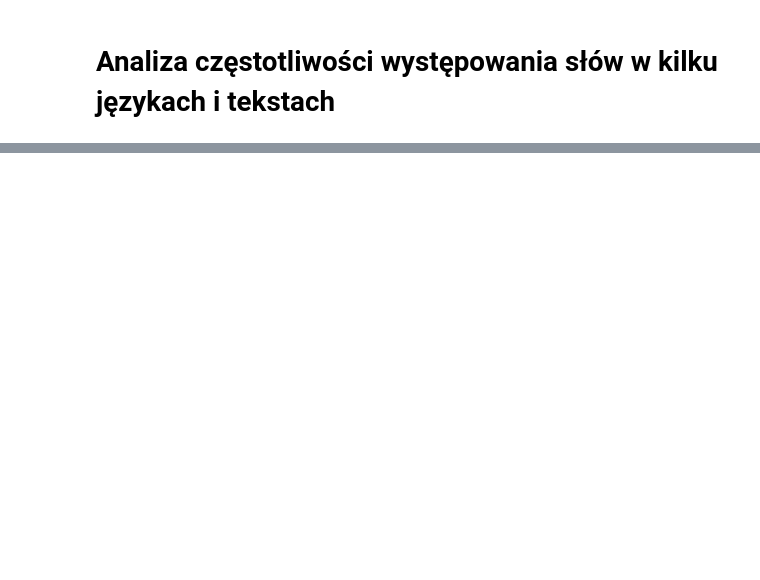
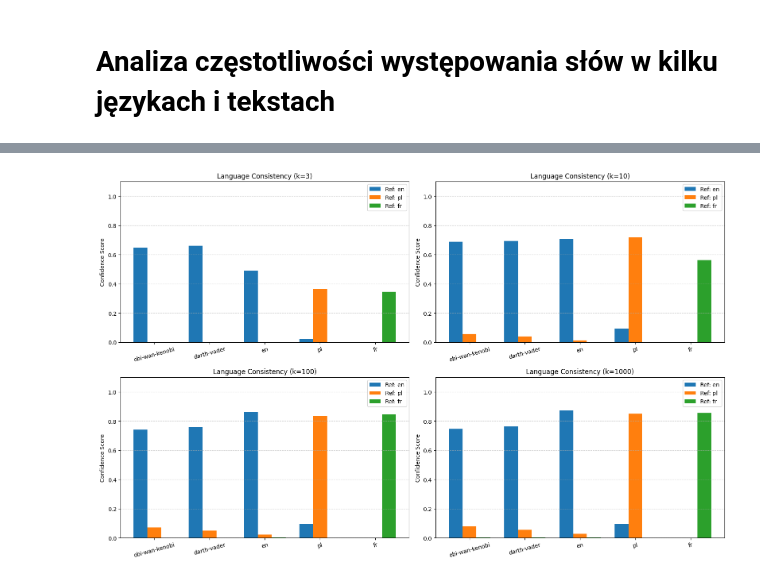
Before and after one commit to MikolajKuziukMIMUW/Projekt-Python, a Jupyter notebook: language_analysis.ipynb, the cells around one changed output, grey strips where cells are left out. Cells and saved outputs as stored; diff of their text form; code cells hidden in the pictures; blank space fills up the shorter version.

Commit message:
Language analysis - improved version
Full language analysis, except for finding the article with the worst possible consistency.

```diff
--- a/language_analysis.ipynb
+++ b/language_analysis.ipynb
@@ -122,0 +175,10 @@ K      Ref Lang   Text Source     Consistency Score
+# %%
+import numpy as np
+
+text_sources_list = list(word_counts.keys())
+data_3d = np.zeros((len(k_values), len(languages), len(text_sources_list)))
+
+for i, k in enumerate(k_values):
+    for j, lang in enumerate(languages):
+        for m, source in enumerate(text_sources_list):
+            data_3d[i, j, m] = consistency[k][lang].get(source, 0)
@@ -122,0 +191,27 @@ K      Ref Lang   Text Source     Consistency Score
+# %%
+from matplotlib import pyplot as plt
+
+fig, axes = plt.subplots(2, 2, figsize=(16,10))
+axes = axes.flatten()
+
+for i, k in enumerate(k_values):
+    ax = axes[i]
+    x = np.arange(len(text_sources_list))
+    width = .25
+
+    for j, lang in enumerate(languages):
+        scores = [consistency[k][lang].get(source, 0) for source in text_sources_list]
+        ax.bar(x + j * width, scores, width, label=f"Ref: {lang}")
+
+        ax.set_title(f"Language Consistency (k={k})")
+        ax.set_xticks(x + width)
+        ax.set_xticklabels(text_sources_list, rotation=15)
+        ax.set_ylabel("Confidence Score")
+        ax.set_ylim(0, 1.1) # Scores are usually 0-1
+        ax.legend()
+        ax.grid(axis='y', linestyle='--', alpha=0.6)
+
+plt.tight_layout()
+plt.show()
+# %% [output]
+[figure, added]
```
Also changed, not shown: parts of 11 cells of this notebook.
